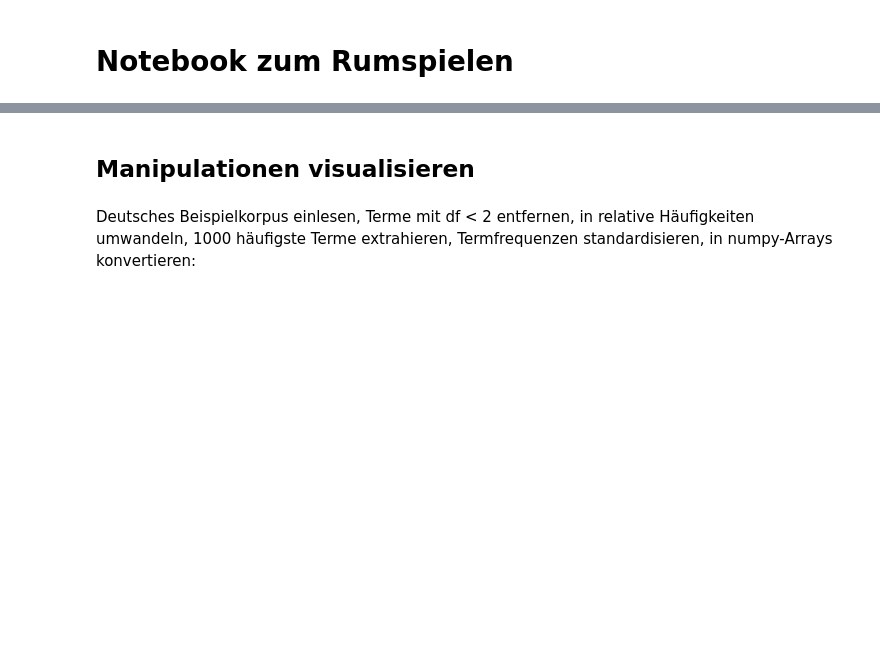
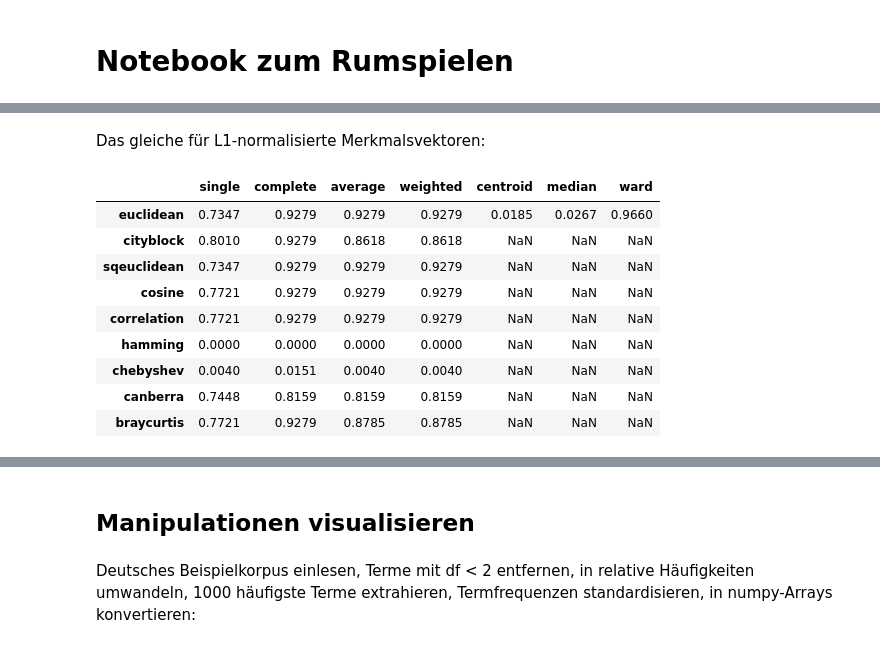
Before and after one commit to pielstroem/ExplainingDelta, a Jupyter notebook: Testnotebook.ipynb, the cells around one changed output, grey strips where cells are left out. Cells and saved outputs as stored; diff of their text form; code cells hidden in the pictures; blank space fills up the shorter version.

```diff
--- a/Testnotebook.ipynb
+++ b/Testnotebook.ipynb
@@ -4,0 +50,25 @@
+# %% [markdown]
+Das gleiche für L1-normalisierte Merkmalsvektoren:
+# %%
+data_l1 = normalize(data, norm="l1", axis=1)
+df = pd.DataFrame(index=distances, columns=methods)
+for method in methods:
+    for distance in distances:
+        try:
+            hc = scipy.cluster.hierarchy.linkage(data_l1, method=method, metric=distance)
+            clusters = scipy.cluster.hierarchy.fcluster(hc, 25, criterion='maxclust')
+            df[method][distance] = "%.04f" % metrics.adjusted_rand_score(authors, clusters)
+        except ValueError:
+            df[method][distance] = np.nan
+df
+# %% [output]
+|  | single | complete | average | weighted | centroid | median | ward |
+| euclidean | 0.7347 | 0.9279 | 0.9279 | 0.9279 | 0.0185 | 0.0267 | 0.9660 |
+| cityblock | 0.8010 | 0.9279 | 0.8618 | 0.8618 | NaN | NaN | NaN |
+| sqeuclidean | 0.7347 | 0.9279 | 0.9279 | 0.9279 | NaN | NaN | NaN |
+| cosine | 0.7721 | 0.9279 | 0.9279 | 0.9279 | NaN | NaN | NaN |
+| correlation | 0.7721 | 0.9279 | 0.9279 | 0.9279 | NaN | NaN | NaN |
+| hamming | 0.0000 | 0.0000 | 0.0000 | 0.0000 | NaN | NaN | NaN |
+| chebyshev | 0.0040 | 0.0151 | 0.0040 | 0.0040 | NaN | NaN | NaN |
+| canberra | 0.7448 | 0.8159 | 0.8159 | 0.8159 | NaN | NaN | NaN |
+| braycurtis | 0.7721 | 0.9279 | 0.8785 | 0.8785 | NaN | NaN | NaN |
```
Also changed, not shown: parts of 10 cells of this notebook.
